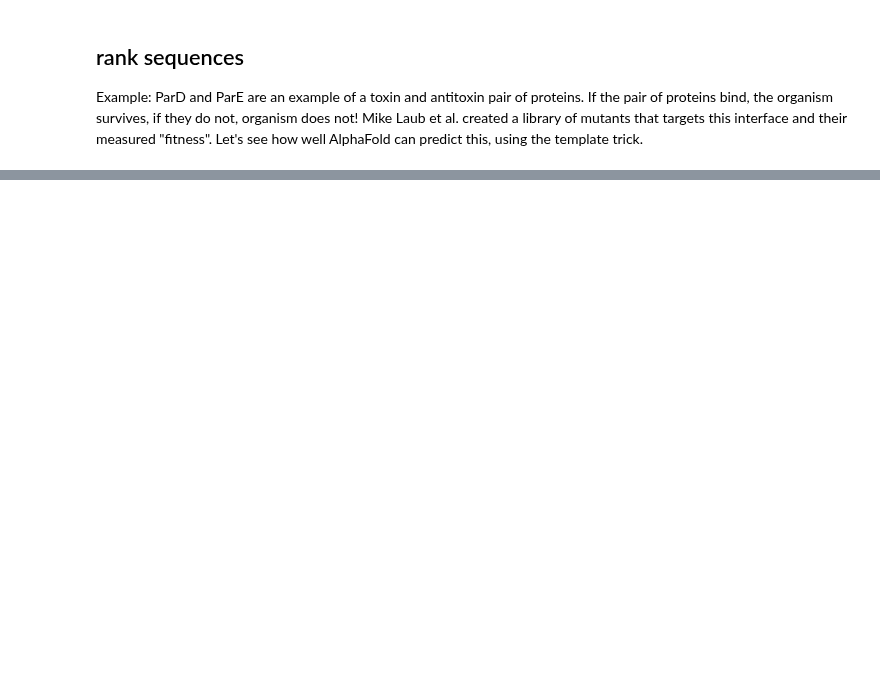
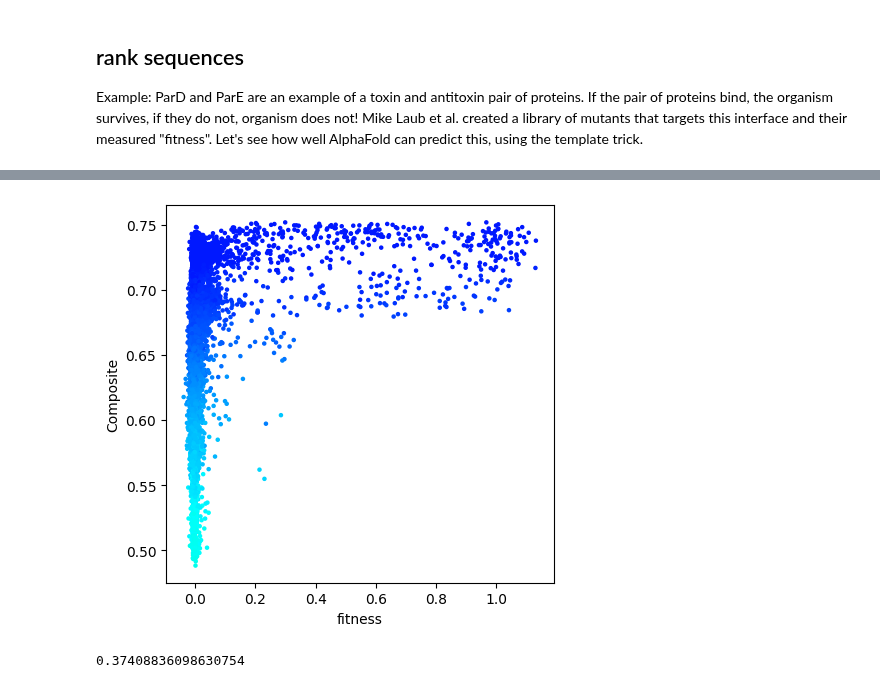
Before and after one commit to sokrypton/ColabDesign, a Jupyter notebook: af/examples/AF2Rank.ipynb, the cells around one changed output, grey strips where cells are left out. Cells and saved outputs as stored; diff of their text form; code cells hidden in the pictures; blank space fills up the shorter version.

```diff
--- a/af/examples/AF2Rank.ipynb
+++ b/af/examples/AF2Rank.ipynb
@@ -243,17 +278,0 @@ model.set_opt(num_recycles=1)
-# %%
-SCORES = []
-
-# lets parse the data
-for mut,sco in lib_ab.items():
-
-  # mutate seq
-  seq = list(wt)
-  for i,m in zip([10,11,12,15],list(mut)): seq[i] = m
-  seq = "".join(seq)
-
-  # predict
-  model.predict(seq=seq, verbose=False)
-  score = get_score(model)
-  score.update({"fitness":sco,"mut":mut})
-  print(*[f"{k} {score[k]:.4f}" for k in ["tm_io","rmsd_io","composite","ptm","plddt","fitness"]])
-  SCORES.append(score)
@@ -271,0 +279,13 @@ plt.show()
+# %%
+# setup model
+clear_mem()
+af = af2rank("5CEG_AD_trim.pdb", chain="A,B")
+# %%
+SCORES = []
+for mut,x in seqs.items():
+  SCORES.append(af.predict(seq=x["seq"], **SETTINGS, extras={"fitness":x["sco"], "mut":mut}))
+# %%
+plot_me(SCORES, x="fitness", y="composite", scale_axis=False)
+# %% [output]
+[figure, added]
+0.37408836098630754
```
Also changed, not shown: parts of 17 cells of this notebook.
